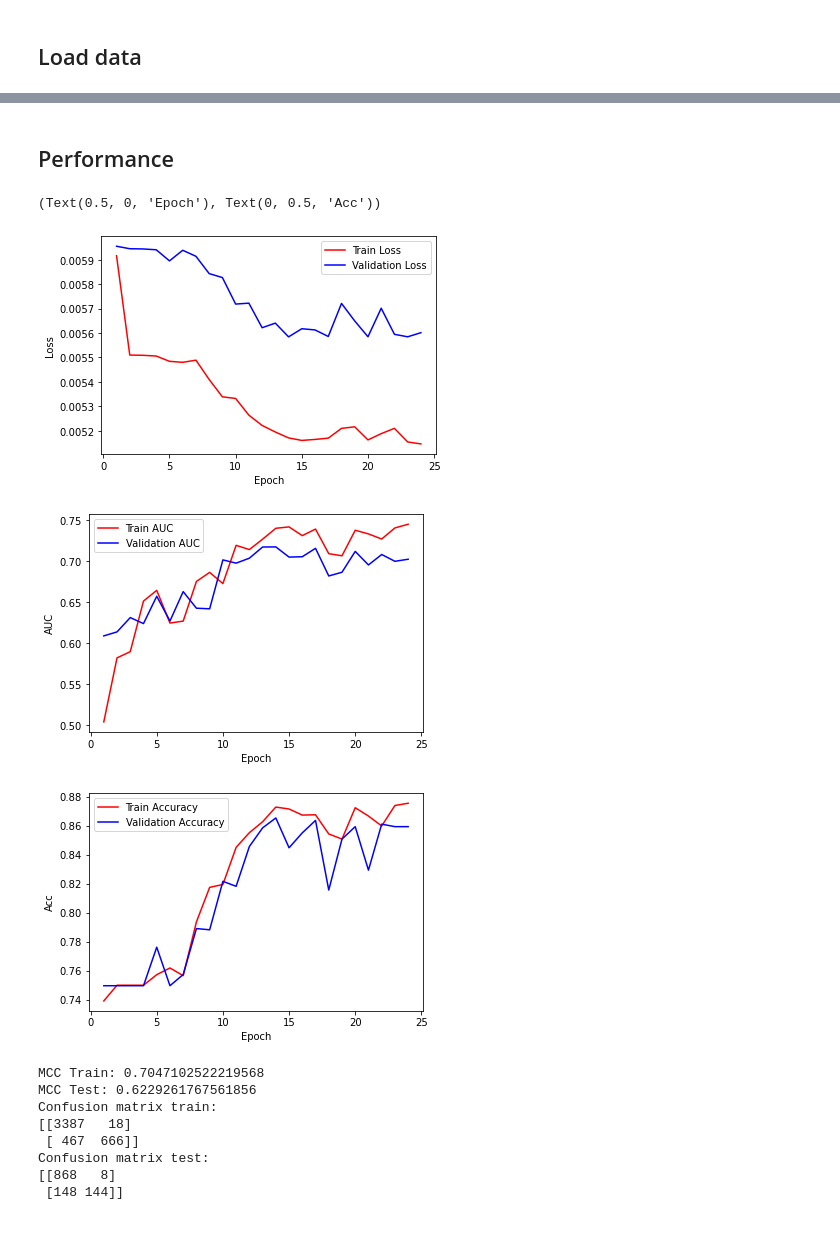
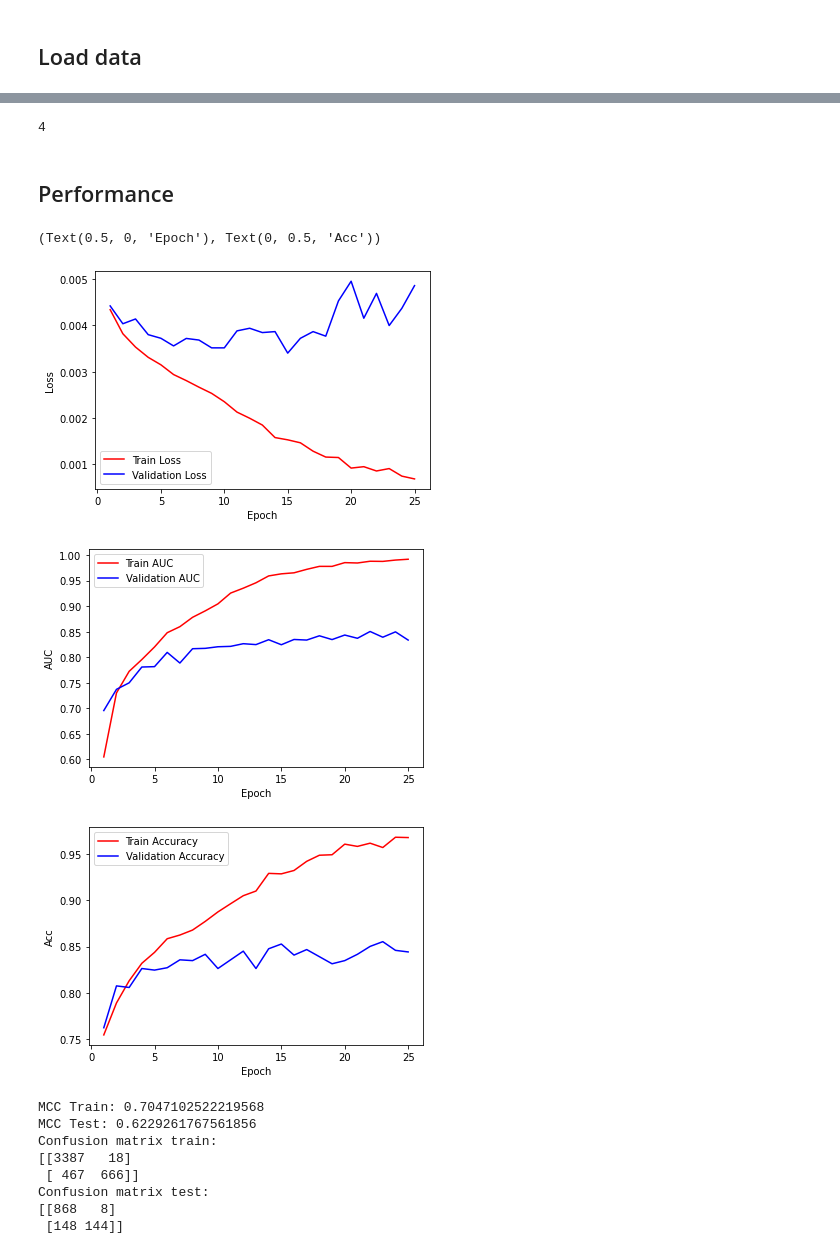
Before and after one commit to idameitil/master-thesis, a Jupyter notebook: scripts/CNN_LSTM.ipynb, the cells around one changed output, grey strips where cells are left out. Drawn from its saved outputs; the diff is of its cells as text; code cells hidden in the pictures.

Commit message:
nested cross-validation, dropouts after CNNs

```diff
--- a/scripts/CNN_LSTM.ipynb
+++ b/scripts/CNN_LSTM.ipynb
@@ -29,7 +32,7 @@ from sklearn.preprocessing import normalize
 data_list = []
 target_list = []
 
-for fp in glob.glob("/home/train_data/*input.npz"):
+for fp in glob.glob("/home/ida/train_data/*input.npz"):
     data = np.load(fp)["arr_0"]
     targets = np.load(fp.replace("input", "labels"))["arr_0"]
 
@@ -38,4 +224,6 @@ for fp in glob.glob("/home/train_data/*input.npz"):
 # %%
+# Train on 4, test on the 5th
+
 X_train = np.concatenate(data_list[ :-1])
 y_train = np.concatenate(target_list[:-1])
 nsamples, nx, ny = X_train.shape
@@ -44,22 +232,23 @@ print("Training set shape:", nsamples,nx,ny)
 X_val = np.concatenate(data_list[-1: ])
 y_val = np.concatenate(target_list[-1: ])
 nsamples, nx, ny = X_val.shape
-print("val set shape:", nsamples,nx,ny)
+print("Validation set shape:", nsamples,nx,ny)
 
-p_pos_train = len(y_train[y_train == 1])/len(y_train)*100
-print("Percent positive samples in train:", p_pos_train)
+# All features
+features = list(range(ny))
+# Only one-hot
+#features = list(range(0,20))
+# Only energy terms
+#features = list(range(20,54))
 
-p_pos_val = len(y_val[y_val == 1])/len(y_val)*100
-print("Percent positive samples in val:", p_pos_val)
-
-# make the data set into a dataset that can go into dataloader
+# Dataloader
 train_ds = []
 for i in range(len(X_train)):
     #X_array = np.transpose(X_train[i][:,:])
     #normalized_X_array = normalize(X_array, axis=1, norm='l1')
     #y_value = y_train[i]
     #train_ds.append([normalized_X_array, y_value])
-    train_ds.append([np.transpose(X_train[i][:,:]), y_train[i]])
+    train_ds.append([np.transpose(X_train[i][:,features]), y_train[i]])
 
 val_ds = []
 for i in range(len(X_val)):
@@ -67,14 +256,20 @@ for i in range(len(X_val)):
     #normalized_X_array = normalize(X_array, axis=1, norm='l1')
     #y_value = y_val[i]
     #val_ds.append([normalized_X_array, y_value])
-    val_ds.append([np.transpose(X_val[i][:,:]), y_val[i]])
+    val_ds.append([np.transpose(X_val[i][:,features]), y_val[i]])
 
-bat_size = 128
-print("Setting batch-size to", bat_size)
 train_ldr = torch.utils.data.DataLoader(train_ds,batch_size=bat_size, shuffle=True)
 val_ldr = torch.utils.data.DataLoader(val_ds,batch_size=bat_size, shuffle=True)
 
+# Initialize network
+net = Net(num_classes=num_classes).to(device)
 
-# Set device
-device = torch.device("cuda" if torch.cuda.is_available() else "cpu")
+### Optimizer
+optimizer = optim.Adam(net.parameters(), lr=learning_rate,
+                       weight_decay=0.0005,
+                       amsgrad=True,
+                       )
+#optim.SGD(net.parameters(), lr=learning_rate)
+
+train_acc, train_losses, train_auc, valid_acc, valid_losses, valid_auc, _, _ = train(train_ldr, val_ldr, None)
 # %% [output]
@@ -270,2 +292,0 @@ def train(train_ldr, val_ldr):
-# %%
-train_acc, valid_acc, losses, val_losses, train_auc, valid_auc = train(train_ldr, val_ldr)
@@ -356,35 +339,39 @@ for i in range(5):
+# %%
+len(data_list[:2] + data_list[3:])
+# %% [output]
+4
 # %% [markdown]
 ## Performance
 # %%
 ###############################
 ###        PERFORMANCE      ###
 ###############################
 
-epoch = np.arange(1,len(losses)+1)
+epoch = np.arange(1,len(train_losses)+1)
 plt.figure()
-plt.plot(epoch, losses, 'r', epoch, val_losses, 'b')
+plt.plot(epoch, train_losses, 'r', epoch, valid_losses, 'b')
 plt.legend(['Train Loss','Validation Loss'])
 plt.xlabel('Epoch'), plt.ylabel('Loss')
 
 epoch = np.arange(1,len(train_auc)+1)
 plt.figure()
 plt.plot(epoch, train_auc, 'r', epoch, valid_auc, 'b')
 plt.legend(['Train AUC','Validation AUC'])
 plt.xlabel('Epoch'), plt.ylabel('AUC')
 
 epoch = np.arange(1,len(train_acc)+1)
 plt.figure()
 plt.plot(epoch, train_acc, 'r', epoch, valid_acc, 'b')
 plt.legend(['Train Accuracy','Validation Accuracy'])
 plt.xlabel('Epoch'), plt.ylabel('Acc')
 
 #print("Train accuracy:", train_acc, sep = "\n")
 #print("Validation accuracy:", valid_acc, sep = "\n")
 # %% [output]
 (Text(0.5, 0, 'Epoch'), Text(0, 0.5, 'Acc'))
-[figure, old version]
+[figure, new version]
-[figure, old version]
+[figure, new version]
-[figure, old version]
+[figure, new version]
 # %%
 #### performance
 from sklearn.metrics import matthews_corrcoef
```
Also changed, not shown: parts of 17 cells of this notebook.
